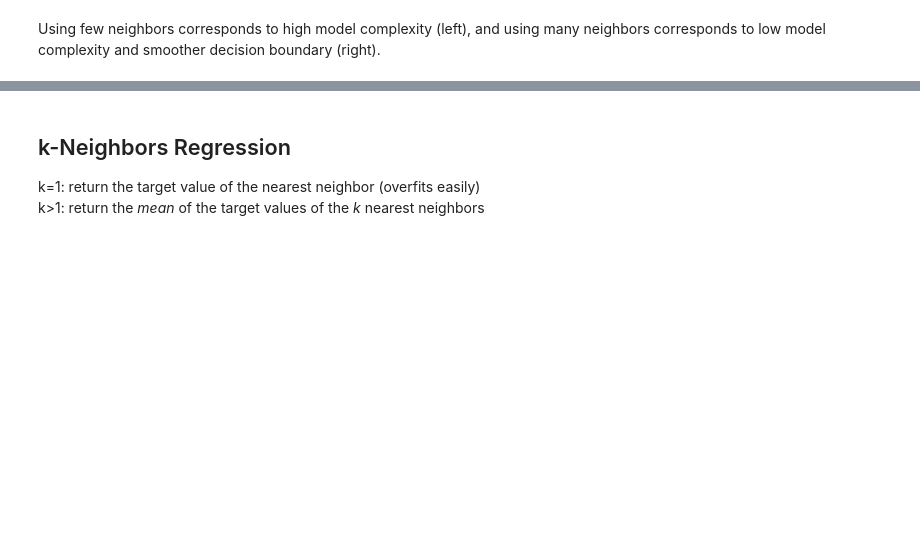
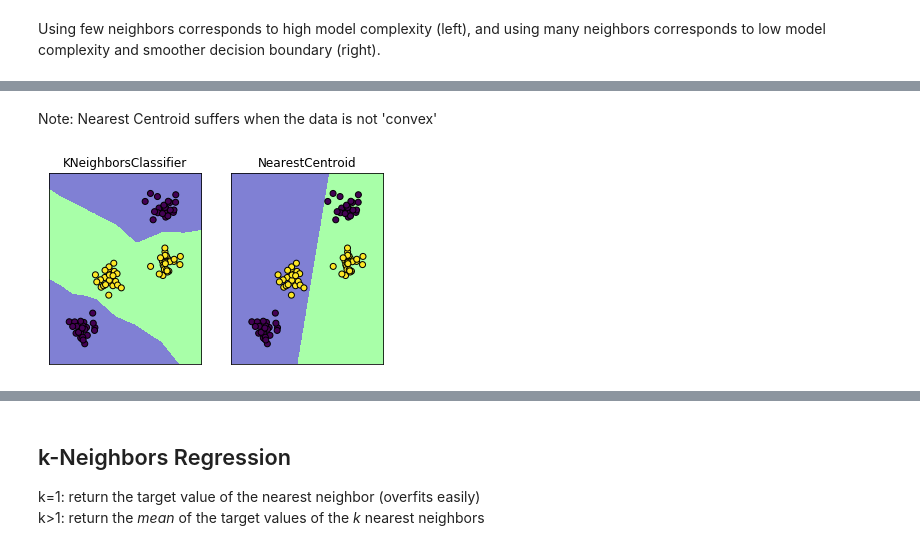
Before and after one commit to ML-course/engineer, a Jupyter notebook: notebooks/01 - Introduction.ipynb, the cells around one changed output, grey strips where cells are left out. Drawn from its saved outputs; the diff is of its cells as text; code cells hidden in the pictures; blank space fills up the shorter version.

```diff
--- a/notebooks/01 - Introduction.ipynb
+++ b/notebooks/01 - Introduction.ipynb
@@ -987,0 +1011,19 @@ Using few neighbors corresponds to high model complexity (left), and using many
+# %% [markdown]
+Note: Nearest Centroid suffers when the data is not 'convex'
+# %%
+X, y = make_blobs(centers=4, random_state=8)
+y = y % 2
+
+knn = KNeighborsClassifier(n_neighbors=1).fit(X, y)
+nc = NearestCentroid().fit(X, y)
+
+plt.figure
+fig, axes = plt.subplots(1, 2)
+for est, ax in [(knn, axes[0]), (nc, axes[1])]:
+    ax.scatter(X[:, 0], X[:, 1], c=y, edgecolor='k')
+
+    ax.set_title(est.__class__.__name__)
+    mglearn.tools.plot_2d_classification(est, X, alpha=.5, ax=ax)
+    ax.set_aspect("equal")
+# %% [output]
+[figure, added]
```
Also changed, not shown: parts of 13 cells of this notebook, 2 other files.
